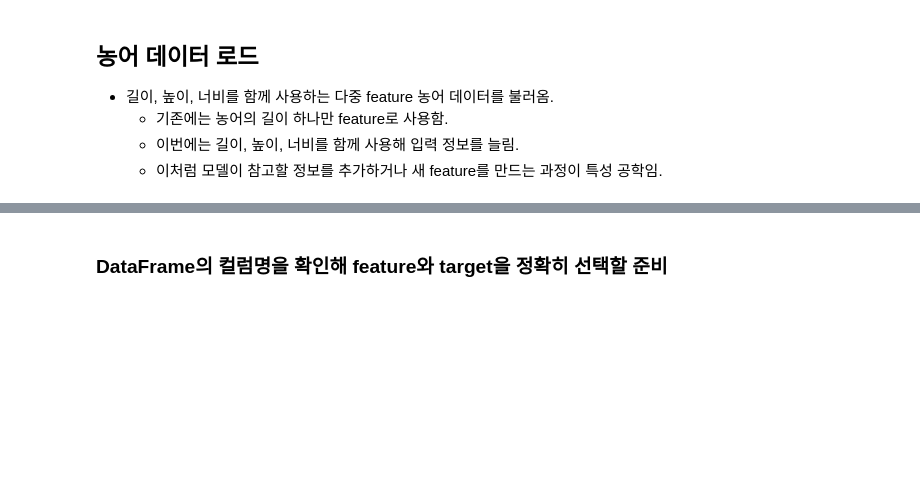
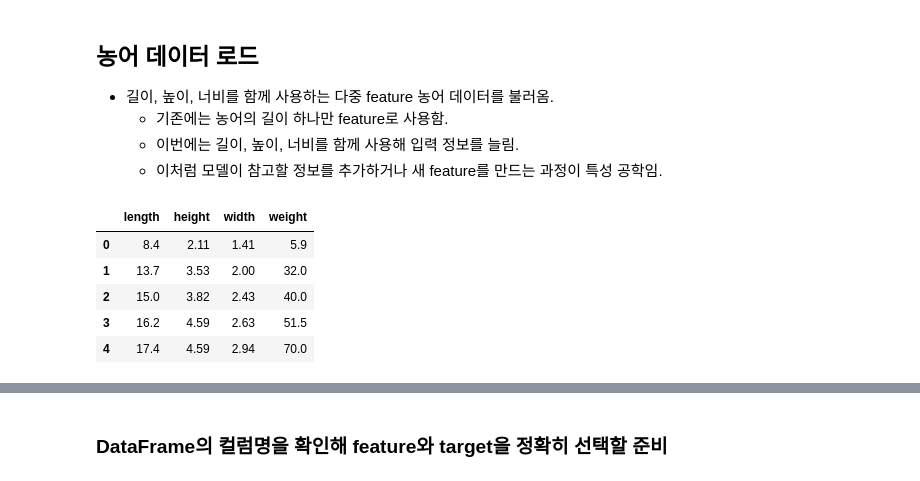
Before and after one commit to RabbitTasteDog-PRO/06_machine_learning, a Jupyter notebook: 02_regression/02_regression_overview.ipynb, the cells around one changed output, grey strips where cells are left out. Cells and saved outputs as stored; diff of their text form; code cells hidden in the pictures; blank space fills up the shorter version.

```diff
--- a/02_regression/02_regression_overview.ipynb
+++ b/02_regression/02_regression_overview.ipynb
@@ -438,3 +541,15 @@ n_neighbors를 바꾸는 이유는 몇 개의 이웃을 참고할지에 따라
     - 기존에는 농어의 길이 하나만 feature로 사용함.
     - 이번에는 길이, 높이, 너비를 함께 사용해 입력 정보를 늘림.
     - 이처럼 모델이 참고할 정보를 추가하거나 새 feature를 만드는 과정이 특성 공학임.
+# %%
+# 농어 csv읽어오기
+perch_df = pd.read_csv('./data/perch_full.csv')
+# feature : length, height, width + weight를 만들어서 넣는다
+perch_df.head()
+# %% [output]
+|  | length | height | width | weight |
+| 0 | 8.4 | 2.11 | 1.41 | 5.9 |
+| 1 | 13.7 | 3.53 | 2.00 | 32.0 |
+| 2 | 15.0 | 3.82 | 2.43 | 40.0 |
+| 3 | 16.2 | 4.59 | 2.63 | 51.5 |
+| 4 | 17.4 | 4.59 | 2.94 | 70.0 |
```
Also changed, not shown: parts of 16 cells of this notebook, 1 other file.
